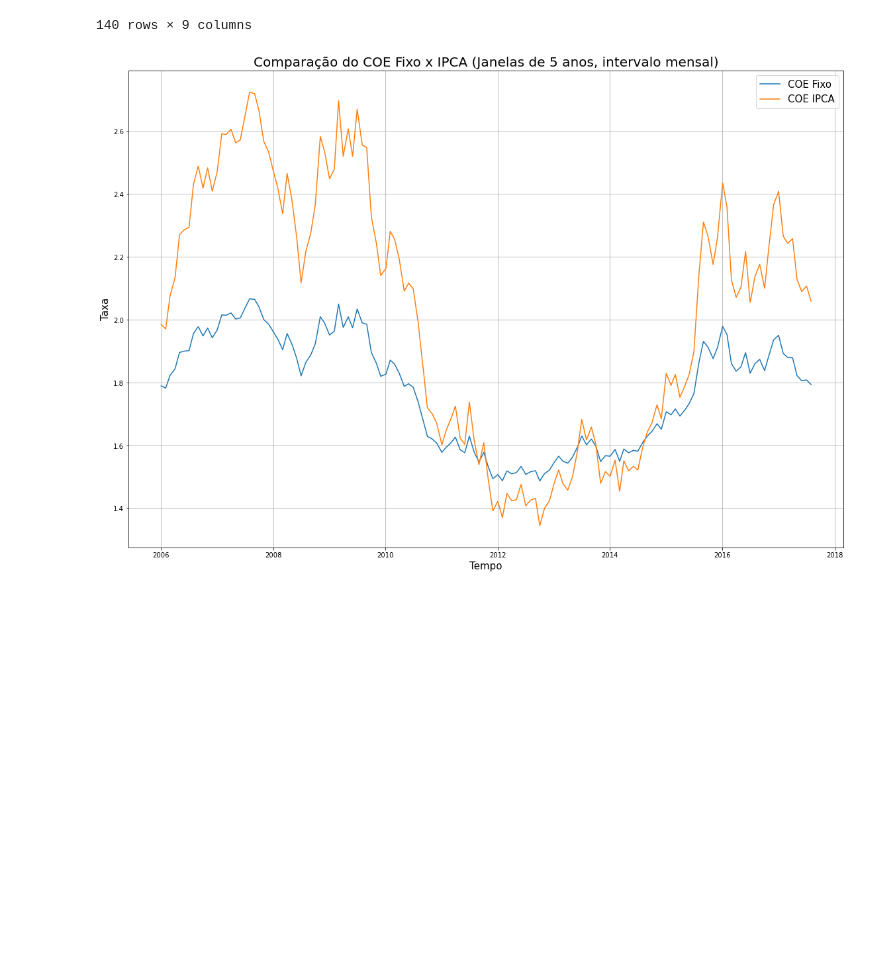
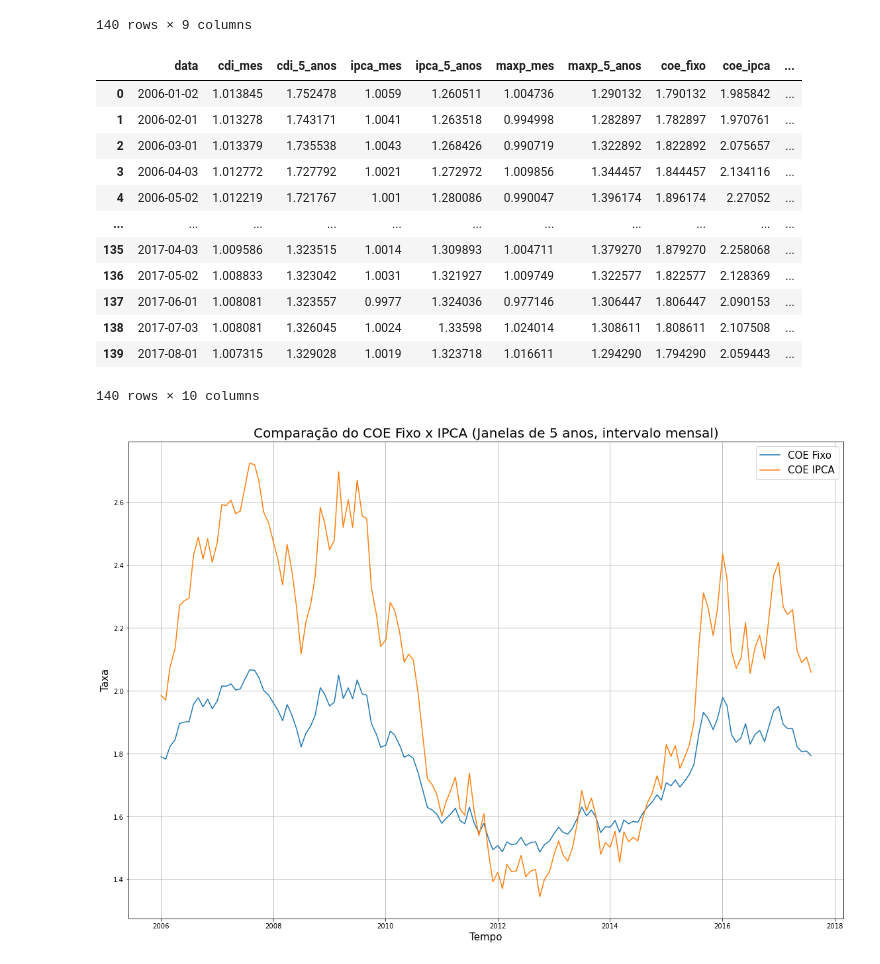
Before and after one commit to igorjvmata/estudo_de_caso_coes, a Jupyter notebook: Estudo de caso COE IPCA x Fixo.ipynb, the cells around one changed output. Drawn from its saved outputs; the diff is of its cells as text; code cells hidden in the pictures; blank space fills up the shorter version.

```diff
--- a/Estudo de caso COE IPCA x Fixo.ipynb
+++ b/Estudo de caso COE IPCA x Fixo.ipynb
@@ -637,6 +638,23 @@ dados
 | 138 | 2017-07-03 | 1.008081 | 1.326045 | 1.0024 | 1.33598 | 1.024014 | 1.308611 | 1.808611 | 2.107508 |
 | 139 | 2017-08-01 | 1.007315 | 1.329028 | 1.0019 | 1.323718 | 1.016611 | 1.294290 | 1.794290 | 2.059443 |
 140 rows × 9 columns
+# %%
+dados['diferenca'] = dados['coe_ipca'] - dados['coe_fixo']
+dados
+# %% [output]
+|  | data | cdi_mes | cdi_5_anos | ipca_mes | ipca_5_anos | maxp_mes | maxp_5_anos | coe_fixo | coe_ipca | ... |
+| 0 | 2006-01-02 | 1.013845 | 1.752478 | 1.0059 | 1.260511 | 1.004736 | 1.290132 | 1.790132 | 1.985842 | ... |
+| 1 | 2006-02-01 | 1.013278 | 1.743171 | 1.0041 | 1.263518 | 0.994998 | 1.282897 | 1.782897 | 1.970761 | ... |
+| 2 | 2006-03-01 | 1.013379 | 1.735538 | 1.0043 | 1.268426 | 0.990719 | 1.322892 | 1.822892 | 2.075657 | ... |
+| 3 | 2006-04-03 | 1.012772 | 1.727792 | 1.0021 | 1.272972 | 1.009856 | 1.344457 | 1.844457 | 2.134116 | ... |
+| 4 | 2006-05-02 | 1.012219 | 1.721767 | 1.001 | 1.280086 | 0.990047 | 1.396174 | 1.896174 | 2.27052 | ... |
+| ... | ... | ... | ... | ... | ... | ... | ... | ... | ... | ... |
+| 135 | 2017-04-03 | 1.009586 | 1.323515 | 1.0014 | 1.309893 | 1.004711 | 1.379270 | 1.879270 | 2.258068 | ... |
+| 136 | 2017-05-02 | 1.008833 | 1.323042 | 1.0031 | 1.321927 | 1.009749 | 1.322577 | 1.822577 | 2.128369 | ... |
+| 137 | 2017-06-01 | 1.008081 | 1.323557 | 0.9977 | 1.324036 | 0.977146 | 1.306447 | 1.806447 | 2.090153 | ... |
+| 138 | 2017-07-03 | 1.008081 | 1.326045 | 1.0024 | 1.33598 | 1.024014 | 1.308611 | 1.808611 | 2.107508 | ... |
+| 139 | 2017-08-01 | 1.007315 | 1.329028 | 1.0019 | 1.323718 | 1.016611 | 1.294290 | 1.794290 | 2.059443 | ... |
+140 rows × 10 columns
 # %%
 fig = plt.figure(figsize = (15, 10))
 gf2 = fig.add_axes([0,0,1,1])
```
Also changed, not shown: parts of 5 cells of this notebook.
